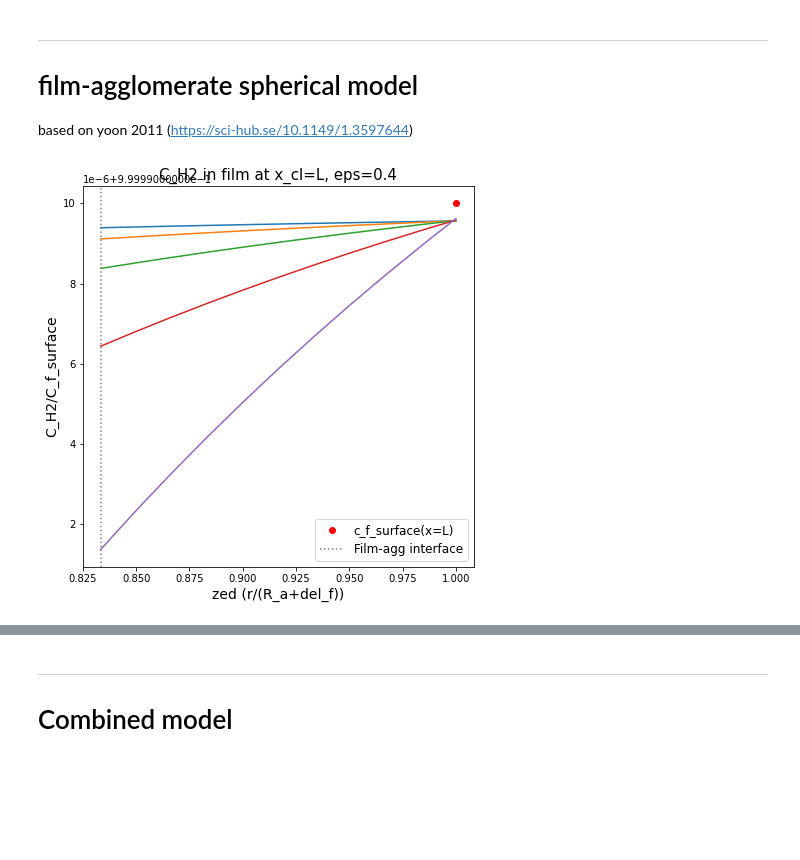
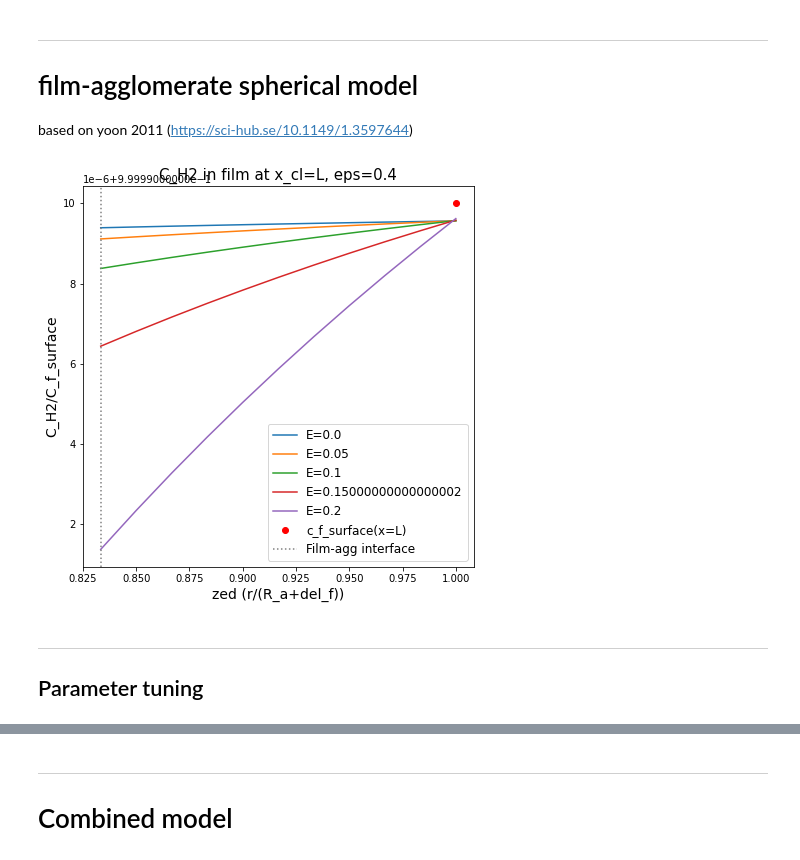
Before and after one commit to tinypersimmon/lbnl, a Jupyter notebook: transport_model.ipynb, the cells around one changed output, grey strips where cells are left out. Saved outputs shown, nothing was run; the diff lists cells and outputs as text; code cells hidden in the pictures; blank space fills up the shorter version.

```diff
--- a/transport_model.ipynb
+++ b/transport_model.ipynb
@@ -74,8 +74,8 @@ f.close()
 print(D)
 
 # concentration with rxn plugged in and corresponding current
-def c_cl(i, E):
-    b = alpha*z*F/RT*(E[i]-E_eq)
+def c_cl(applied_potential, L=50e-6):
+    b = alpha*z*F/RT*(applied_potential-E_eq)
     g = (a_v*i_0) / (c_H2_0*n*F*D) * np.exp(b)
     rt_g = np.sqrt(g)
     om = (c_proton*c_H2_0)/c_proton_0 * np.exp(-b - (1-alpha)/alpha * b)
@@ -94,7 +94,7 @@ curr = []
 
 plt.figure(figsize=(7,7))
 for i in range(len(E)):
-    curr1, conc1 = c_cl(i,E)
+    curr1, conc1 = c_cl(E[i])
     curr.append(curr1)
     plt.plot(x/L, conc1, label=('E=' + str(round(E[i],2)) + 'V'))
 
@@ -113,7 +113,7 @@ plt.figure()
 I = []
 E1 = E
 for i in range(len(E1)):
-    curr2, conc2 = c_cl(i,E1)
+    curr2, conc2 = c_cl(E1[i])
     plt.plot(x/L, conc2/c_feed, label=('E=' + str(round(E1[i],2)) + 'V'))
     I = np.append(I, curr2)
 
@@ -192,8 +192,8 @@ eps = 0.4 #porosity
 L_Pt = 0.167 #0.2 mg Pt cm^-2
 A_ca = 40
 # %%
-def constants(E,i,x_cl):
-    theta = (i_0*L_Pt*A_ca)/((1-agg_cl)*L*c_H2_0*F)*np.exp(alpha*z*F*(E[i]-E_eq)/RT)
+def constants(applied_potential, x_cl):
+    theta = (i_0*L_Pt*A_ca)/((1-agg_cl)*L*c_H2_0*F)*np.exp(alpha*z*F*(applied_potential-E_eq)/RT)
     phi = np.sqrt(theta*R_sph/D_agg)
     #print("%5.2f, %5.2f" % (phi, R_sph/D_agg))
     omega = D_agg/Df * eps/np.sinh(phi*R_a/R_sph) * (-(R_a/R_sph)*np.sinh(phi*R_a/R_sph) +
@@ -210,7 +210,7 @@ def constants(E,i,x_cl):
 ## permeation from johnny's paper
 def modified_thiele():
     T_ref = 30 + 273.15
-    permeation = (1.8E-11)*np.exp((18000/R)*(1/T_ref - 1/T))
+    # permeation = (1.8E-11)*np.exp((18000/R)*(1/T_ref - 1/T))
 
 def combined_bulk(x,k1,rt_p):
     return c_feed*((1-k1)*np.exp(rt_p*x) + k1*np.exp(-rt_p*x))
@@ -228,33 +228,36 @@ plt.figure(figsize=(7,7))
 c_f_surf = S*c_feed # 1e-7 mol/cm^3, yoon
 zed_i = np.arange(0.05e-8, R_a, 0.05e-8) / R_sph
 zed_o = np.arange(R_a, R_sph+0.1*del_f, 0.1*del_f) / R_sph
 x_cl = L
 
 colors = ['#1f77b4', '#ff7f0e', '#2ca02c', '#d62728', '#9467bd', '#8c564b', '#e377c2', '#7f7f7f', '#bcbd22', '#17becf']
 
 #E = [-0.3,0,0.3,0.5,0.6,0.7,0.8]
 E2 = E[0:len(colors)]
 
 j=0
 for i in range(len(E1)):
     if j>len(colors):
         j=0
-    [theta, phi, omega, rt_p, k1, conc_bulk, c_film_0] = constants(E2,i,x_cl)
-    plt.plot(zed_o, c_film(zed_o)/c_f_surf, color=colors[j])
+    [theta, phi, omega, rt_p, k1, conc_bulk, c_film_0] = constants(E1[i],x_cl)
+    plt.plot(zed_o, c_film(zed_o)/c_f_surf, color=colors[j], label=('E='+str(E[i])))
     #plt.plot(zed_i, c_agg(zed_i)/c_f_surf, color=colors[j], label=('E='+str(E[i])))
     j+=1
 
 dot = plt.plot(1,1,'o',color='red',label='c_f_surface(x=L)')
 plt.title('C_H2 in film at x_cl=L, eps=0.4', fontsize='15')
 plt.ylabel('C_H2/C_f_surface', fontsize='14')
 #plt.grid(True,which="both", linestyle='--')
 #plt.yscale('log')
 plt.xlabel('zed (r/(R_a+del_f))', fontsize='14')
 plt.axvline(R_a/R_sph, color='grey', linestyle=':', label='Film-agg interface')
 
 plt.legend(fontsize='12')
 #txt = 'Figure 5. Transport through the ionomer film increases with higher overpotential.'
 #plt.text(0.5, -0.3, txt, horizontalalignment='center', fontsize=12)
 plt.show()
 # %% [output]
-[figure, old version]
+[figure, new version]
+# %% [markdown]
+---
+## Parameter tuning
```
Also changed, not shown: parts of 4 cells of this notebook.
